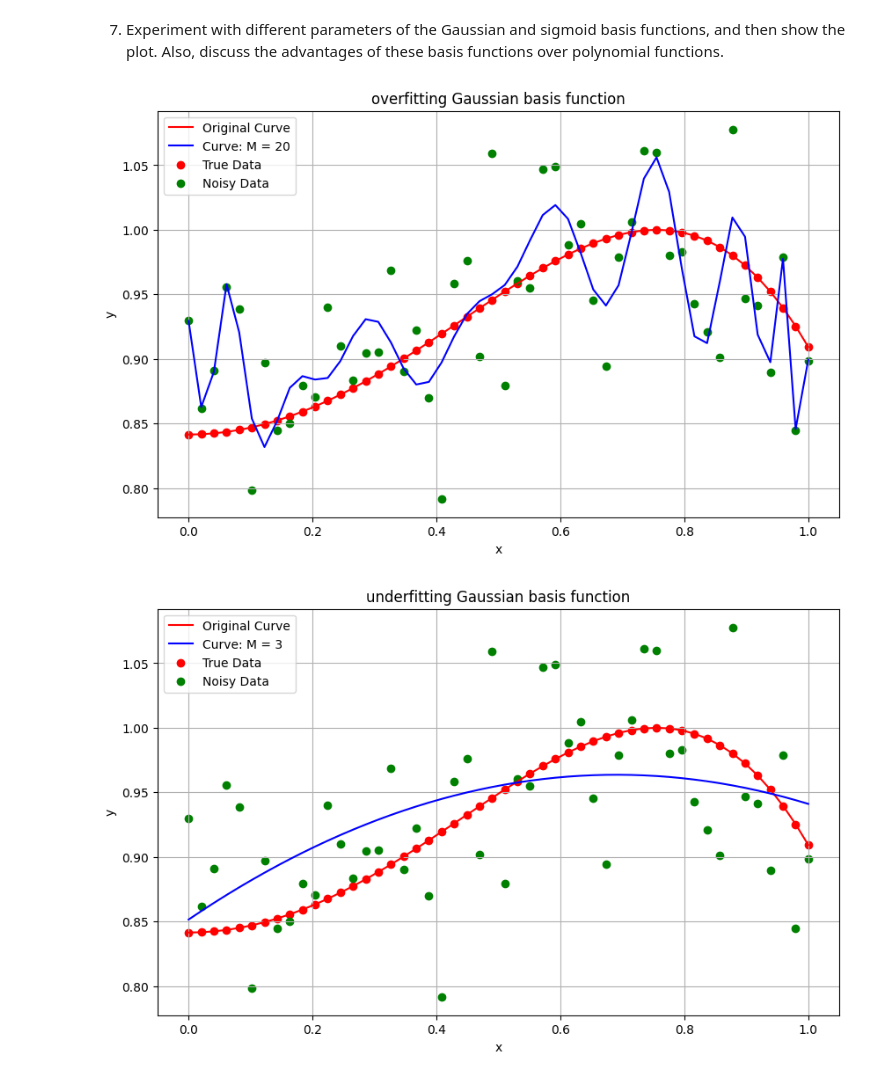
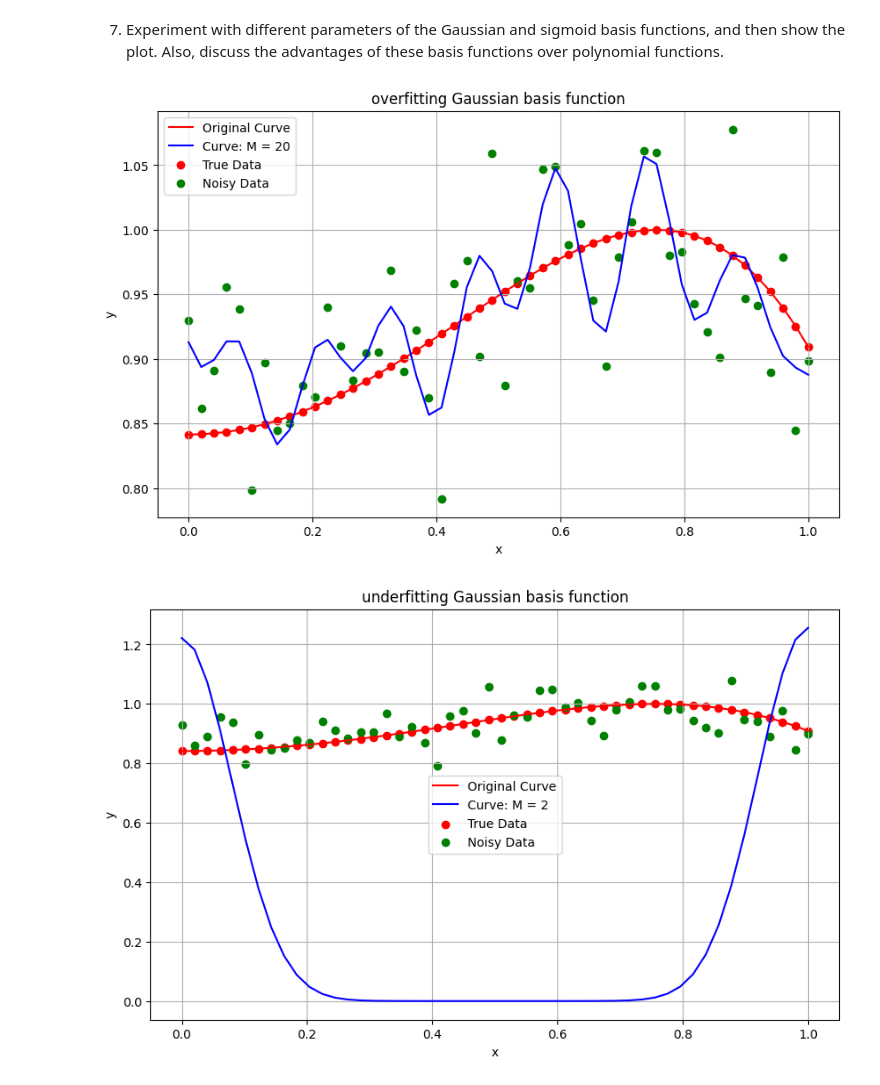
Before and after one commit to nusfeiwei/RPassignment, a Jupyter notebook: BASIS_FUNCTION.ipynb, the cells around one changed output. Drawn from its saved outputs; the diff is of its cells as text; code cells hidden in the pictures.

```diff
--- a/BASIS_FUNCTION.ipynb
+++ b/BASIS_FUNCTION.ipynb
@@ -42,32 +42,29 @@ y_noisy = y_true + noise
 #3. Fit the generated noisy data using the MLE that employs the Gaussian basis
 #   functions as discussed in class
 
-def polynomial_curve_fitting(x, t, M):
+def polynomial_curve_fitting_gaussian(x, t, M):
     """
-    Polynomial curve fitting using MLE
+    Polynomial curve fitting using MLE gaussian
     """
 
-    N = len(x)
+    # initialize the parameters (μ and s) for the basis functions
+    mu_values = np.linspace(x.min(), x.max(), M)
+    s_values = np.ones(M) * 0.08
 
-    # Design matrix XX
-    XX = np.vander(x, M, increasing=True)
-    #print(XX)
-    #print('XX =', XX.shape)
+    # design matrix Phi
+    Phi = np.zeros((len(x), M))
+    for i in range(M):
+        Phi[:, i] = np.exp(-(x - mu_values[i])**2 / (2 * s_values[i]**2))
+    #print(Phi)
+    #print(Phi.shape)
 
     # Calculate weights
-    w = np.linalg.pinv(XX) @ t
+    w = np.linalg.pinv(Phi).dot(t)
     #print('w = ', w.shape)
 
-    return w
+    y_pred_gaussian = Phi @ w
 
-
-def predict(x, w):
-    """
-    Predict y values for given x values using polynomial weights
-    """
-
-    A = np.vander(x, len(w), increasing=True)
-    return A @ w
+    return w, Phi, y_pred_gaussian
 
 
 def plotplot(x, y_true, y_pred, y_noisy, M, title):
@@ -88,8 +85,8 @@ def plotplot(x, y_true, y_pred, y_noisy, M, title):
     plt.show()
 
 M = 5  # Degree of the polynomial
-w = polynomial_curve_fitting(x, y_noisy, M)
-y_pred = predict(x, w)
+w, Phi, y_pred_gaussian = polynomial_curve_fitting_gaussian(x, y_noisy, M)
+
 
 #plotplot(x, y_true, y_pred, y_noisy, M)
 
@@ -98,20 +95,18 @@ y_pred = predict(x, w)
 
 title = 'overfitting Gaussian basis function'
 M = 20  # Degree of the polynomial
-w = polynomial_curve_fitting(x, y_noisy, M)
-y_pred = predict(x, w)
+w, Phi, y_pred_gaussian = polynomial_curve_fitting_gaussian(x, y_noisy, M)
 #print(w)
 
-plotplot(x, y_true, y_pred, y_noisy, M, title)
+plotplot(x, y_true, y_pred_gaussian, y_noisy, M, title)
 
 
 title = 'underfitting Gaussian basis function'
-M = 3  # Degree of the polynomial
-w = polynomial_curve_fitting(x, y_noisy, M)
-y_pred = predict(x, w)
+M = 2  # Degree of the polynomial
+w, Phi, y_pred_gaussian = polynomial_curve_fitting_gaussian(x, y_noisy, M)
 #print(w)
 
-plotplot(x, y_true, y_pred, y_noisy, M, title)
+plotplot(x, y_true, y_pred_gaussian, y_noisy, M, title)
 
 #5. Change the basis functions to the sigmoid basis functions, and show the
 #   results for different values of M that generate overfitting and
@@ -123,7 +118,7 @@ def polynomial_curve_fitting_sigmoid(x, t, M):
     """
 
     # initialize the parameters (μ and s) for the basis functions
-    mu_values = np.linspace(0, 1, M)
+    mu_values = np.linspace(x.min(), x.max(), M)
     s_values = np.ones(M) * 0.08
 
     # design matrix Phi
@@ -144,37 +139,38 @@ def polynomial_curve_fitting_sigmoid(x, t, M):
 title = 'overfitting sigmoid basis function'
 M = 20  # Degree of the polynomial
 w, Phi, y_pred_sigmoid = polynomial_curve_fitting_sigmoid(x, y_noisy, M)
 #print(w)
 
 plotplot(x, y_true, y_pred_sigmoid, y_noisy, M, title)
 
 title = 'underfitting sigmoid basis function'
 M = 3  # Degree of the polynomial
 w, Phi, y_pred_sigmoid = polynomial_curve_fitting_sigmoid(x, y_noisy, M)
 #print(w)
 
 plotplot(x, y_true, y_pred_sigmoid, y_noisy, M, title)
 
 #6. Change the original curve function to image.png, and use the sigmoid basis
 #   function to estimate the best curve fitting from the noisy data.
 
-y_true_new = 0.4345 * x**3 - 0.5607 * x**2 + 16.78 * x - 10.61
+x_new = np.linspace(0, 5, 50)
+y_true_new = 0.4345 * x_new**3 - 0.5607 * x_new**2 + 16.78 * x_new - 10.61
 y_noisy_new = y_true_new + noise
 
 title = 'best curve fitting sigmoid basis function'
 M = 13  # Degree of the polynomial
-w, Phi, y_pred_sigmoid = polynomial_curve_fitting_sigmoid(x, y_noisy_new, M)
+w, Phi, y_pred_sigmoid = polynomial_curve_fitting_sigmoid(x_new, y_noisy_new, M)
 #print(w)
 
-plotplot(x, y_true_new, y_pred_sigmoid, y_noisy_new, M, title)
+plotplot(x_new, y_true_new, y_pred_sigmoid, y_noisy_new, M, title)
 
 
 
 #7. Experiment with different parameters of the Gaussian and sigmoid basis
 #   functions, and then show the plot. Also, discuss the advantages of these
 #   basis functions over polynomial functions.
 # %% [output]
-[figure, old version]
+[figure, new version]
-[figure, old version]
+[figure, new version]
 [figure]
 [figure]
```
Also changed, not shown: parts of 1 cell of this notebook.
